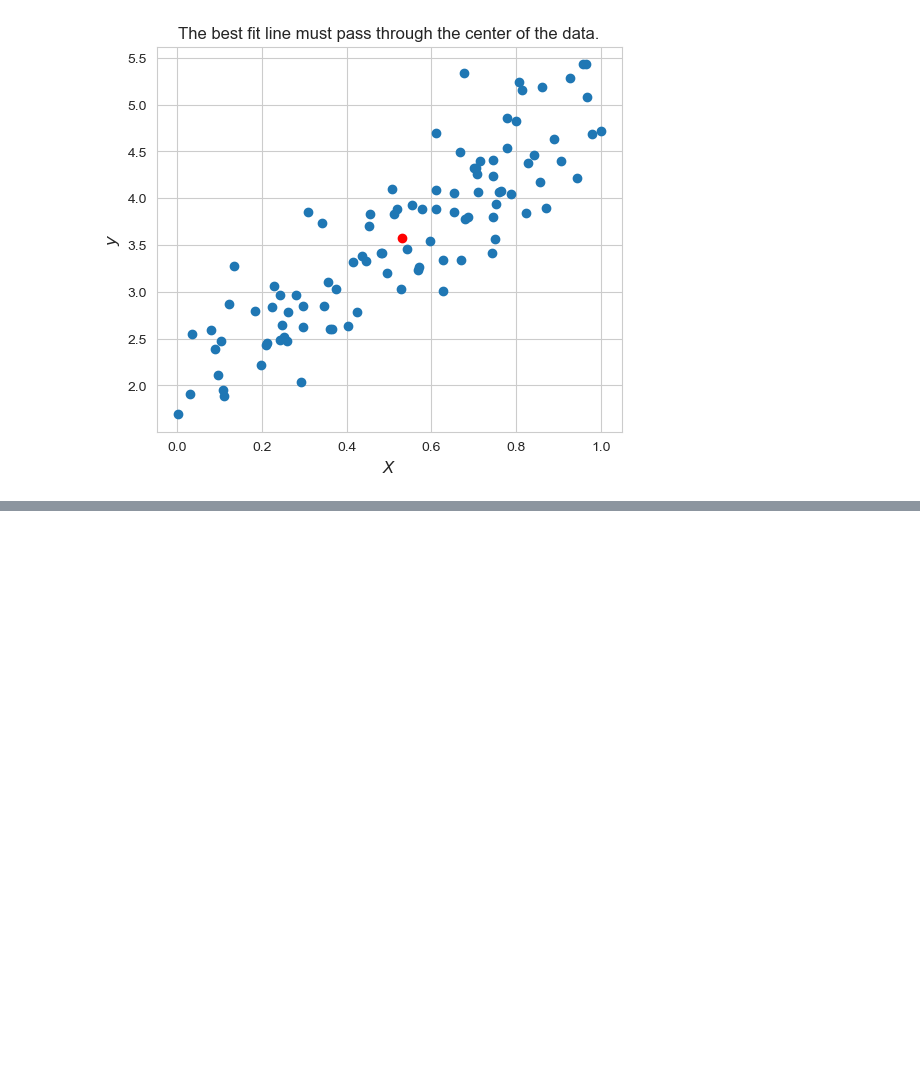
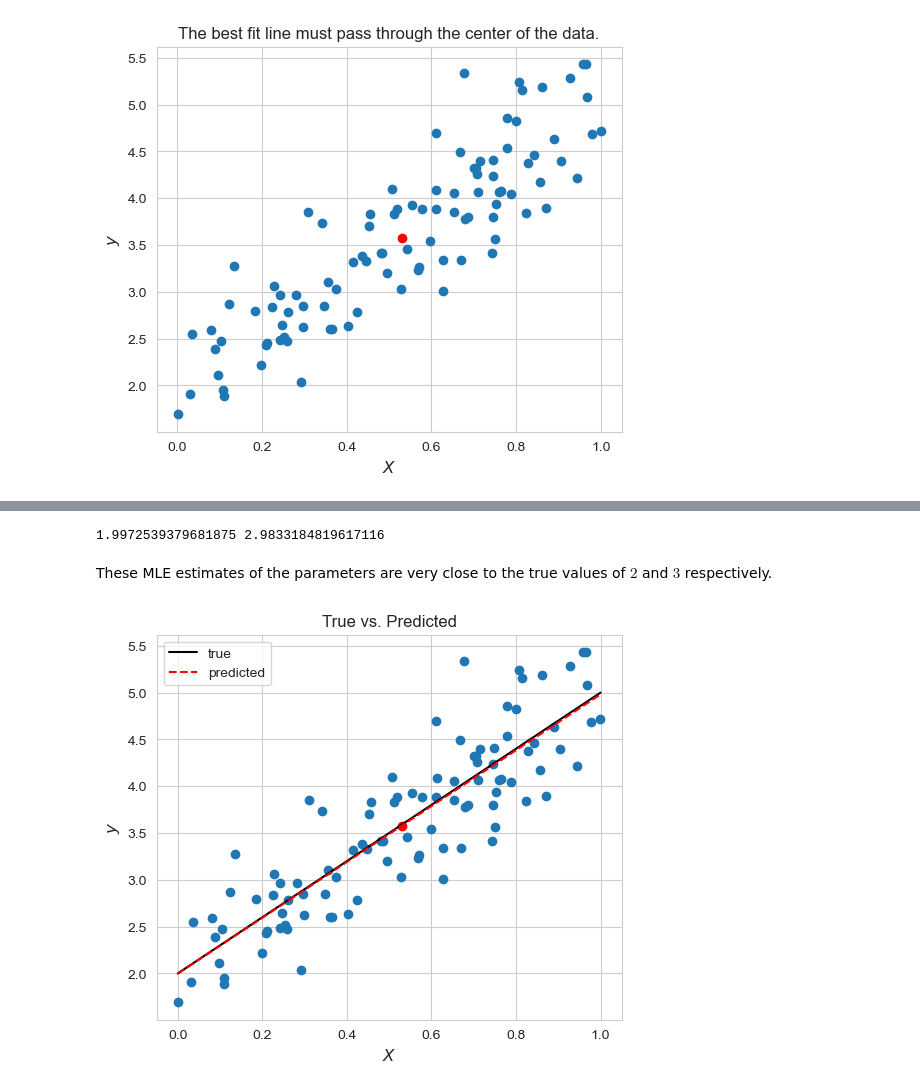
Before and after one commit to parabamoghv/Erdos_AU2024_copy, a Jupyter notebook: week_02_data-collection/math_hour_2/MLE_simple_linear_regression.ipynb, the cells around one changed output, grey strips where cells are left out. Drawn from its saved outputs; the diff is of its cells as text; code cells hidden in the pictures; blank space fills up the shorter version.

```diff
--- a/week_02_data-collection/math_hour_2/MLE_simple_linear_regression.ipynb
+++ b/week_02_data-collection/math_hour_2/MLE_simple_linear_regression.ipynb
@@ -490,2 +109,0 @@ d. Now load in the new $y$ that has an $\epsilon$ term with higher variance belo
-# %%
-y = x + 2*np.random.randn(1000)
@@ -502,13 +109,0 @@ e. Finish the `for` loop code that records the $\hat{\beta_1}$ for errors with i
-# %%
-beta_1_hats = []
-
-for c in np.linspace(.1,100,10000):
-    y = x + c*np.random.randn(1000)
-
-    slr = LinearRegression()
-
-    # fit the slr here
-    slr.fit(y.reshape(-1,1), x)
-
-    # append the estimate to beta_1_hats here
-    beta_1_hats.append(slr.coef_[0])
@@ -552,0 +141,34 @@ Any potential redistributors must seek and receive permission from Matthew Tyler
+# %%
+b_1_hat = np.dot(X - X.mean(), y - y.mean())/np.dot(X - X.mean(),X-X.mean())
+b_0_hat = y.mean() - b_1_hat * X.mean()
+
+print(b_0_hat, b_1_hat)
+# %% [output]
+1.9972539379681875 2.9833184819617116
+# %% [markdown]
+These MLE estimates of the parameters are very close to the true values of $2$ and $3$ respectively.
+# %%
+bar_x = X.mean()
+bar_y = y.mean()
+
+plt.figure(figsize=(6,5))
+
+plt.scatter(X, y)
+plt.plot(bar_x,bar_y, 'ro')
+
+xs = np.linspace(0,1,1000)
+ys_true = 2 + 3*xs
+ys_predicted = b_0_hat + b_1_hat*xs
+plt.plot(xs, ys_true, 'k', label = 'true')
+plt.plot(xs, ys_predicted, 'r--', label = 'predicted')
+
+
+plt.xlabel("$X$", fontsize=12)
+plt.ylabel("$y$", fontsize=12)
+
+plt.legend(fontsize=10)
+
+plt.title('True vs. Predicted')
+plt.show()
+# %% [output]
+[figure, added]
```
Also changed, not shown: parts of 48 cells of this notebook.
